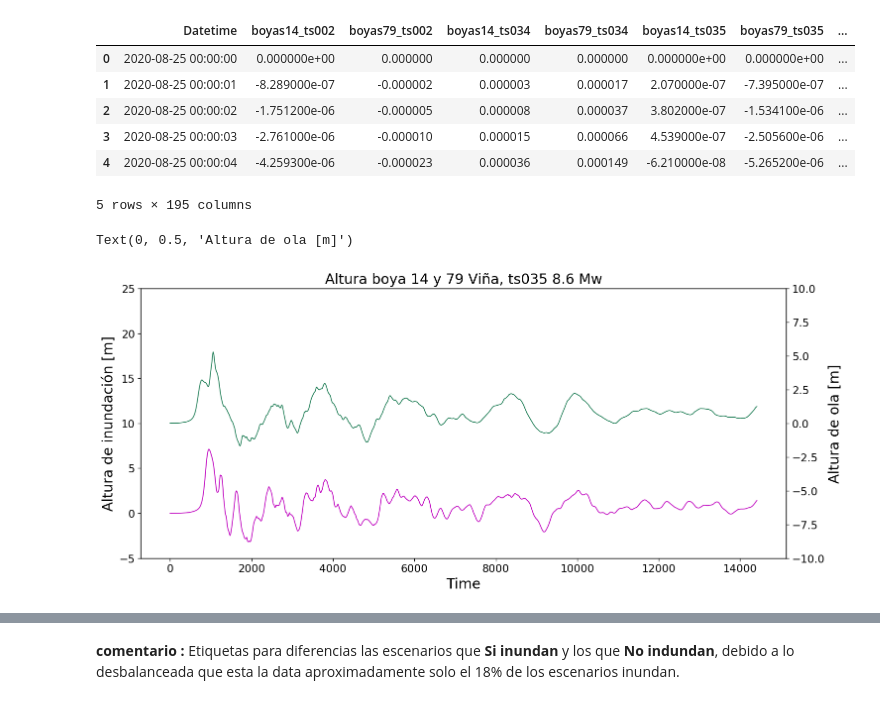
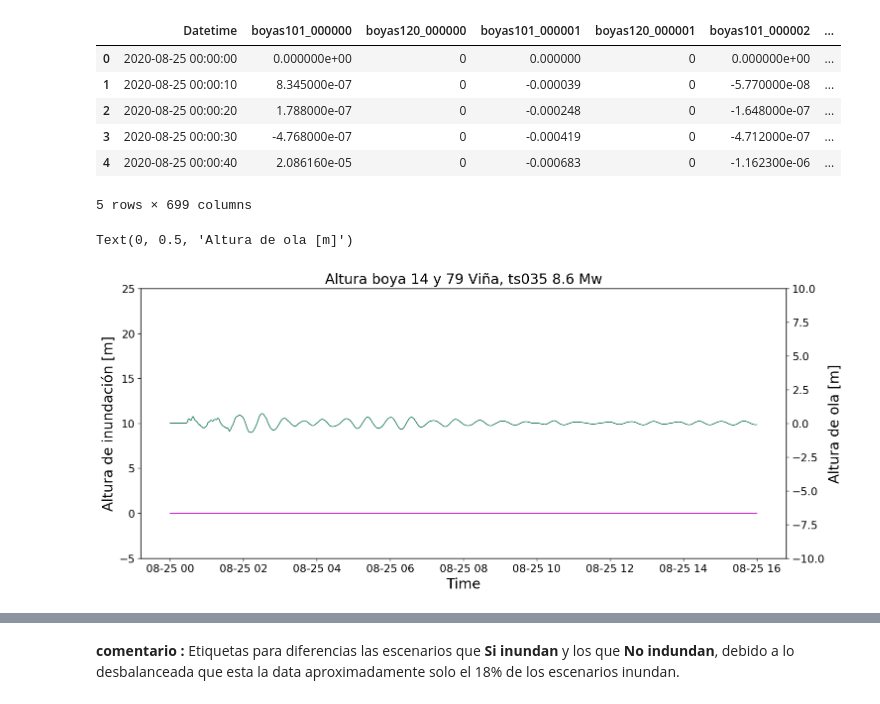
Before and after one commit to jorgenunezc/tsunami-warning, a Jupyter notebook: cnn_hysea.ipynb, the cells around one changed output, grey strips where cells are left out. Drawn from its saved outputs; the diff is of its cells as text; code cells hidden in the pictures.

Commit message:
Add file crear_dataframe-ts

```diff
--- a/cnn_hysea.ipynb
+++ b/cnn_hysea.ipynb
@@ -50,6 +50,6 @@ from sklearn.preprocessing import StandardScaler
 from sklearn.model_selection import StratifiedKFold
 # %%
 path = os.getcwd()
-folder = path+"/dataset/ts_jorge_MW8.6/"
+folder = path+"/dataset/ts_jorge_sce400/"
 print(folder)
 # %% [output]
@@ -57,37 +57,37 @@ print(folder)
 # %%
-df = pd.read_json(folder+'DataFrame_boyas14_79viña.json') # cargar dataframe
+df = pd.read_json(folder+'DataFrame_boyas.json') # cargar dataframe
 # %%
-index = pd.date_range('25/8/2020', periods=len(df), freq='S')
+index = pd.date_range('25/8/2020', periods=len(df), freq='10S')
 Datetime = pd.DataFrame({'Datetime':index})
 # %%
 df = pd.concat([Datetime, df], axis=1,)
 # %%
 df.head()
 # %% [output]
-|  | Datetime | boyas14_ts002 | boyas79_ts002 | boyas14_ts034 | boyas79_ts034 | boyas14_ts035 | boyas79_ts035 | ... |
-| 0 | 2020-08-25 00:00:00 | 0.000000e+00 | 0.000000 | 0.000000 | 0.000000 | 0.000000e+00 | 0.000000e+00 | ... |
-| 1 | 2020-08-25 00:00:01 | -8.289000e-07 | -0.000002 | 0.000003 | 0.000017 | 2.070000e-07 | -7.395000e-07 | ... |
-| 2 | 2020-08-25 00:00:02 | -1.751200e-06 | -0.000005 | 0.000008 | 0.000037 | 3.802000e-07 | -1.534100e-06 | ... |
-| 3 | 2020-08-25 00:00:03 | -2.761000e-06 | -0.000010 | 0.000015 | 0.000066 | 4.539000e-07 | -2.505600e-06 | ... |
-| 4 | 2020-08-25 00:00:04 | -4.259300e-06 | -0.000023 | 0.000036 | 0.000149 | -6.210000e-08 | -5.265200e-06 | ... |
+|  | Datetime | boyas101_000000 | boyas120_000000 | boyas101_000001 | boyas120_000001 | boyas101_000002 | ... |
+| 0 | 2020-08-25 00:00:00 | 0.000000e+00 | 0 | 0.000000 | 0 | 0.000000e+00 | ... |
+| 1 | 2020-08-25 00:00:10 | 8.345000e-07 | 0 | -0.000039 | 0 | -5.770000e-08 | ... |
+| 2 | 2020-08-25 00:00:20 | 1.788000e-07 | 0 | -0.000248 | 0 | -1.648000e-07 | ... |
+| 3 | 2020-08-25 00:00:30 | -4.768000e-07 | 0 | -0.000419 | 0 | -4.712000e-07 | ... |
+| 4 | 2020-08-25 00:00:40 | 2.086160e-05 | 0 | -0.000683 | 0 | -1.162300e-06 | ... |
-5 rows × 195 columns
+5 rows × 699 columns
 # %%
 plt.figure(figsize=(14,6), dpi=120)
 
 plt.ion()
 plt.rc('xtick', labelsize=13)
 plt.rc('ytick', labelsize=13)
 plt.title('Altura boya 14 y 79 Viña, ts035 8.6 Mw',fontsize=17)
 plt.xlabel('Time',fontsize=17)
 plt.ylabel('Altura de inundación [m]',fontsize=17)
-plt.plot(df['boyas79_ts035'], color='m', linewidth=1.0)
+plt.plot(df['Datetime'],df['boyas120_000035'], color='m', linewidth=1.0)
 plt.ylim(-5,25)
 plt.twinx()
-plt.plot(df['boyas14_ts035'], color='#1C7C54', linewidth=1.0)
+plt.plot(df['Datetime'],df['boyas101_000035'], color='#1C7C54', linewidth=1.0)
 plt.ylim(-10,10)
 ax = plt.gca()
 #ax.invert_yaxis()
 plt.ylabel('Altura de ola [m]',fontsize=17)
 # %% [output]
 Text(0, 0.5, 'Altura de ola [m]')
-[figure, old version]
+[figure, new version]
```
Also changed, not shown: parts of 27 cells of this notebook, 5 other files.
